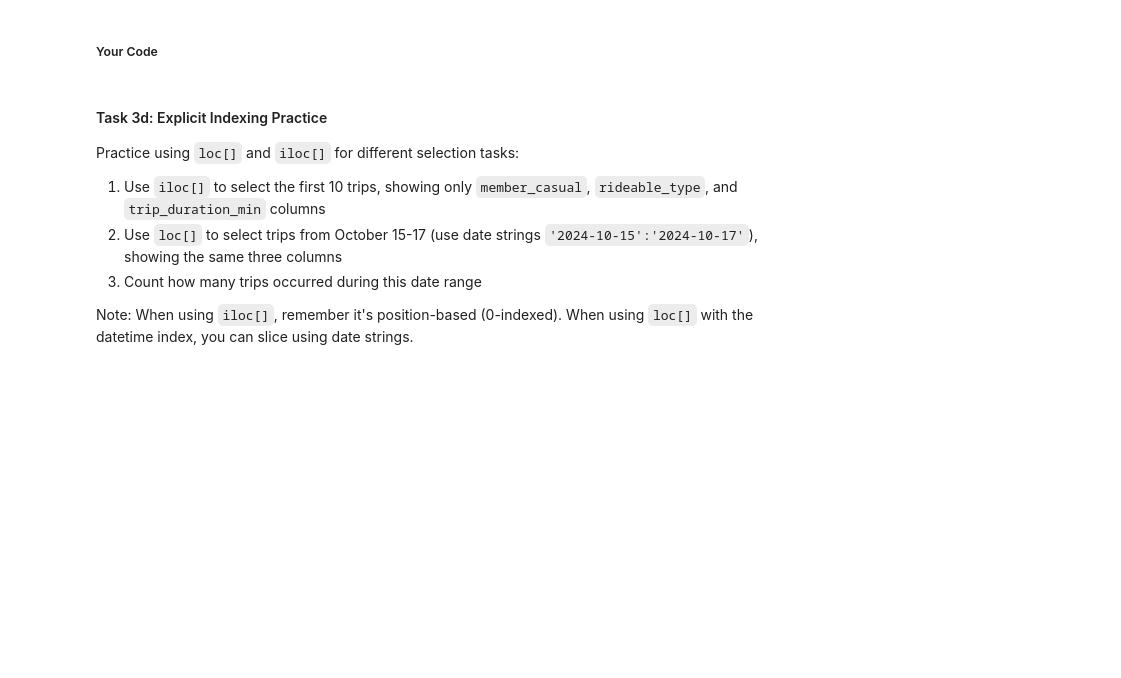
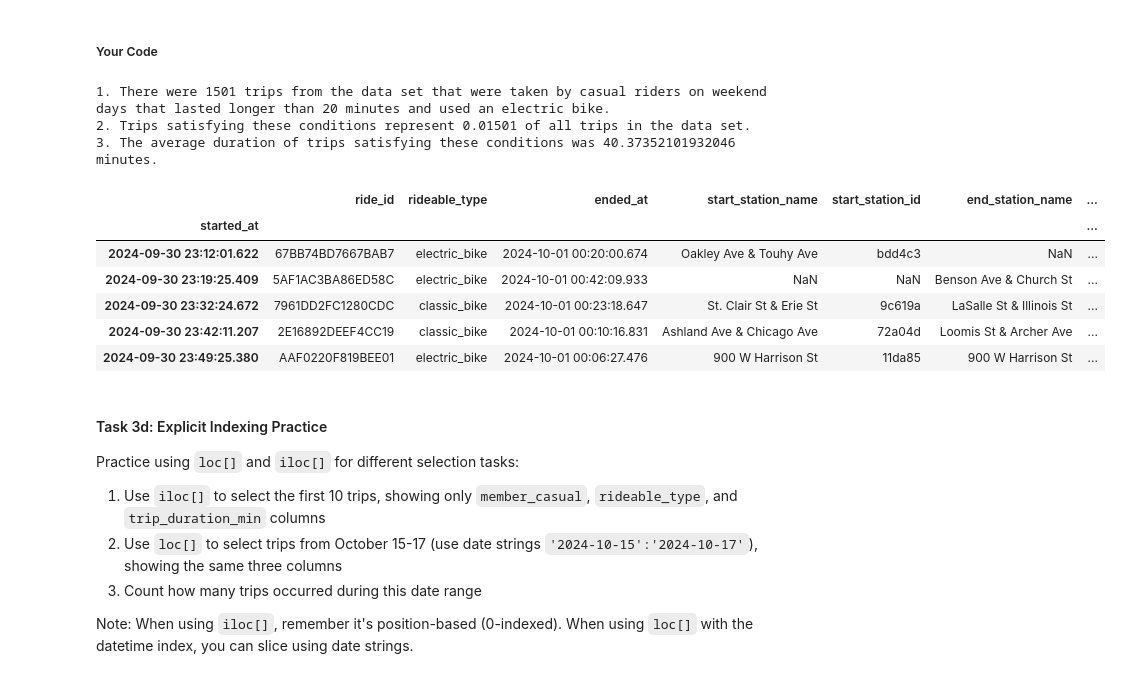
Before and after one commit to mlr0089/py4eda-work, a Jupyter notebook: homework/hw3b.ipynb, the cells around one changed output. Saved outputs shown, nothing was run; the diff lists cells and outputs as text; code cells hidden in the pictures; blank space fills up the shorter version.

```diff
--- a/homework/hw3b.ipynb
+++ b/homework/hw3b.ipynb
@@ -255,4 +300,9 @@ csv_path = Path('./data/202410-divvy-tripdata-100k.csv')
 # %% [markdown]
 ##### Your Code
 # %%
-# task 2b code here...
+# create a OS-independent pointer to the csv file created by Setup
+csv_path = Path('./data/202410-divvy-tripdata-100k.csv')
+print(f"Reviewing dtype attribute output above, we can turn the rideable_type and member_casual columns into category data types and the started_at and ended_at columns into date object types.\n")
+rides = pd.read_csv(csv_path, dtype={'rideable_type':'category', 'member_casual':'category'}, parse_dates=['started_at', 'ended_at'])
+rides.info()
+print(f"\nPrior to data type manuipulation, the df_raw data set required {df_raw.memory_usage(deep=True).sum()} bytes. After uploading the csv file with proper data types, the rides data set requires {rides.memory_usage(deep=True).sum()} bytes.")
@@ -280,4 +391,13 @@ Before setting the index, create a derived column for trip duration:
 # %% [markdown]
 ##### Your Code
 # %%
-# task 2d code here...
+rides['trip_duration_min'] = (rides['ended_at'] - rides['started_at']).dt.total_seconds()/60
+print(f"1. The first few rows of derived column 'trip_duration_min':\n{rides['trip_duration_min'].head()}")
+print(f"\n2. Basic statistics of 'trip_duration_min' (in minutes):")
+print(rides['trip_duration_min'].describe())
+print(f"\n3. The first few rows to verify calculations:")
+print(rides[['started_at', 'ended_at', 'trip_duration_min']].head())
+rides.set_index('started_at', inplace=True)
+print(f"\n4a. We can confirm the new index is set with 'rides.index':\n{rides.index}")
+print(f"\n4b. Dispalying the first few rows of the rides DataFrame with the new index:")
+print(rides.iloc[0:5, :])
@@ -341,4 +492,11 @@ After creating both columns, use value_counts() on time_of_day to show the distr
 # %% [markdown]
 ##### Your Code
 # %%
-# Task 3b code here...
+rides['is_weekend'] = (rides.index.dayofweek ==  5) | (rides.index.dayofweek == 6)
+# ChatGPT helped me with operator precedence on this one ^ and removing the .dt.
+rides['time_of_day'] = 'Midday'
+morning_rush_mask = rides.index.hour.isin([7, 8, 9])
+evening_rush_mask = rides.index.hour.isin([16, 17, 18])
+rides.loc[morning_rush_mask, 'time_of_day'] = "Morning Rush"
+rides.loc[evening_rush_mask, 'time_of_day'] = "Evening Rush"
+print(rides['time_of_day'].value_counts())
@@ -360,7 +524,22 @@ Hint: Column names work directly in `query()` strings. Combine conditions with `
 # %% [markdown]
 ##### Your Code
 # %%
-# Task 3c code here...
+print(f"""1. There were {len(rides.query('member_casual=="casual" and is_weekend==True and trip_duration_min>20 and rideable_type=="electric_bike"'))} trips from the data set that were taken by casual riders on weekend days that lasted longer than 20 minutes and used an electric bike.""")
+# I used ChatGPT to help me understand why triple quotes were necessary in the f string above.
+print(f"""2. Trips satisfying these conditions represent {len(rides.query('member_casual=="casual" and is_weekend==True and trip_duration_min>20 and rideable_type=="electric_bike"'))/len(rides)} of all trips in the data set.""")
+print(f"""3. The average duration of trips satisfying these conditions was {rides.query('member_casual=="casual" and is_weekend==True and trip_duration_min>20 and rideable_type=="electric_bike"')['trip_duration_min'].mean()} minutes.""")
+rides.head()
+# %% [output]
+1. There were 1501 trips from the data set that were taken by casual riders on weekend days that lasted longer than 20 minutes and used an electric bike.
+2. Trips satisfying these conditions represent 0.01501 of all trips in the data set.
+3. The average duration of trips satisfying these conditions was 40.37352101932046 minutes.
+|  | ride_id | rideable_type | ended_at | start_station_name | start_station_id | end_station_name | ... |
+| started_at |  |  |  |  |  |  | ... |
+| 2024-09-30 23:12:01.622 | 67BB74BD7667BAB7 | electric_bike | 2024-10-01 00:20:00.674 | Oakley Ave & Touhy Ave | bdd4c3 | NaN | ... |
+| 2024-09-30 23:19:25.409 | 5AF1AC3BA86ED58C | electric_bike | 2024-10-01 00:42:09.933 | NaN | NaN | Benson Ave & Church St | ... |
+| 2024-09-30 23:32:24.672 | 7961DD2FC1280CDC | classic_bike | 2024-10-01 00:23:18.647 | St. Clair St & Erie St | 9c619a | LaSalle St & Illinois St | ... |
+| 2024-09-30 23:42:11.207 | 2E16892DEEF4CC19 | classic_bike | 2024-10-01 00:10:16.831 | Ashland Ave & Chicago Ave | 72a04d | Loomis St & Archer Ave | ... |
+| 2024-09-30 23:49:25.380 | AAF0220F819BEE01 | electric_bike | 2024-10-01 00:06:27.476 | 900 W Harrison St | 11da85 | 900 W Harrison St | ... |
 # %% [markdown]
 #### Task 3d: Explicit Indexing Practice
 
```
Also changed, not shown: parts of 18 cells of this notebook.
